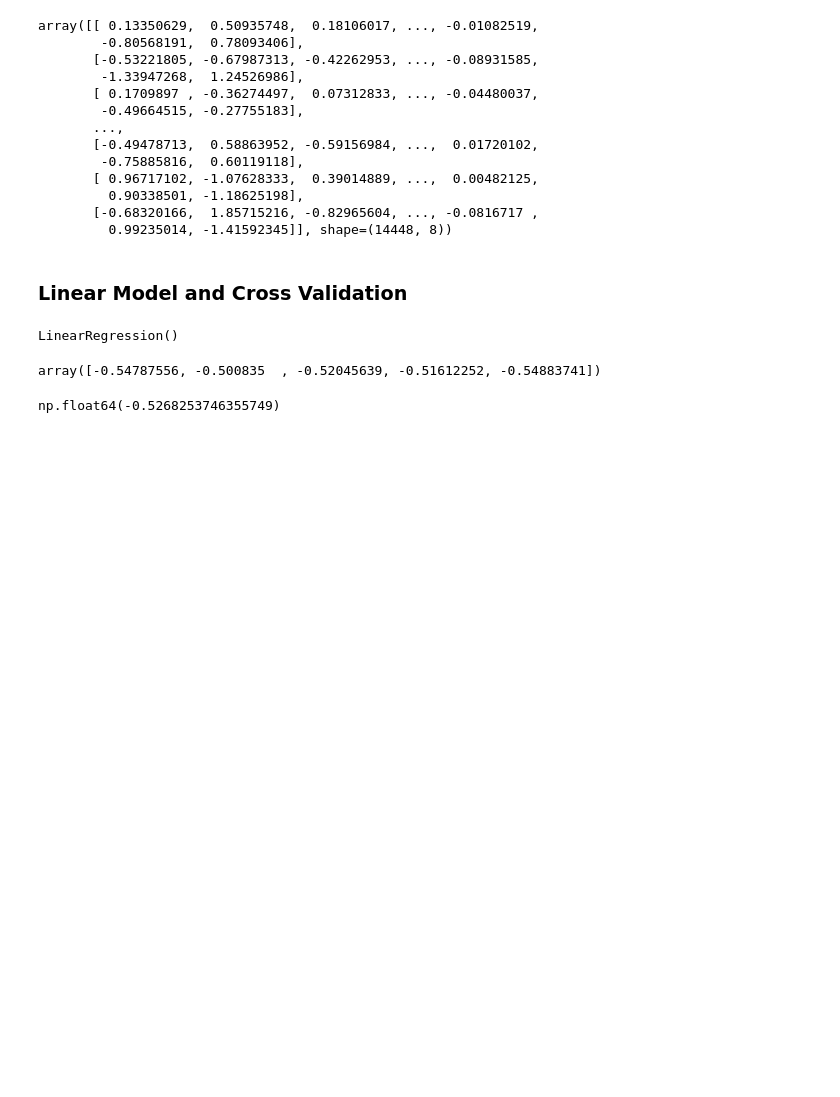
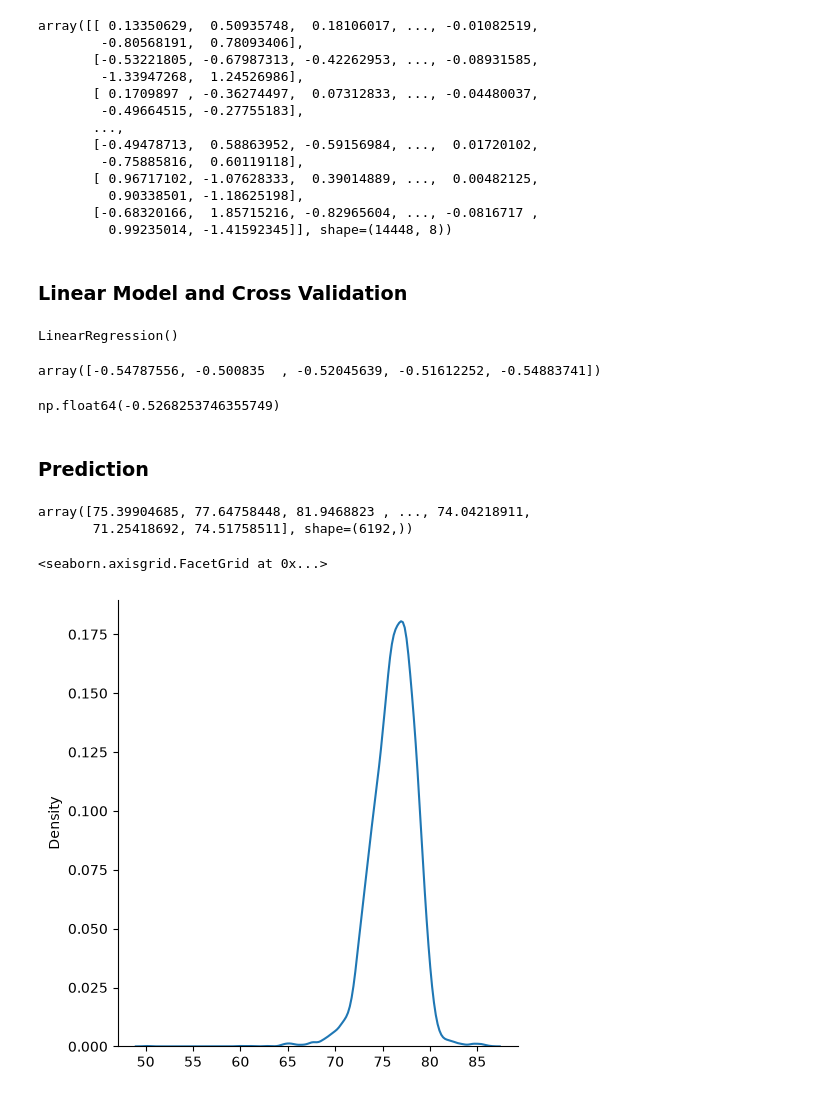
Before and after one commit to Manabendu-ai/ScratchLearning, a Jupyter notebook: LinearRegression.ipynb, the cells around one changed output. Cells and saved outputs as stored; diff of their text form; code cells hidden in the pictures; blank space fills up the shorter version.

Commit message:
prediction

```diff
--- a/LinearRegression.ipynb
+++ b/LinearRegression.ipynb
@@ -107,3 +107,18 @@ array([-0.54787556, -0.500835  , -0.52045639, -0.51612252, -0.54883741])
 np.mean(mse)
 # %% [output]
 np.float64(-0.5268253746355749)
+# %% [markdown]
+### Prediction
+# %%
+pred = model.predict(X_test)
+pred
+# %% [output]
+array([75.39904685, 77.64758448, 81.9468823 , ..., 74.04218911,
+       71.25418692, 74.51758511], shape=(6192,))
+# %%
+import seaborn as sns
+
+sns.displot(pred-y_test, kind = 'kde')
+# %% [output]
+<seaborn.axisgrid.FacetGrid at 0x...>
+[figure, added]
```
